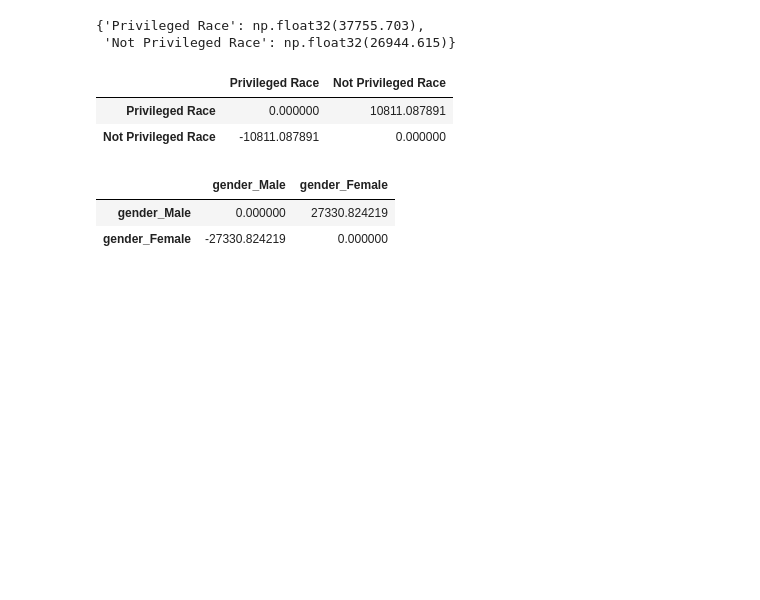
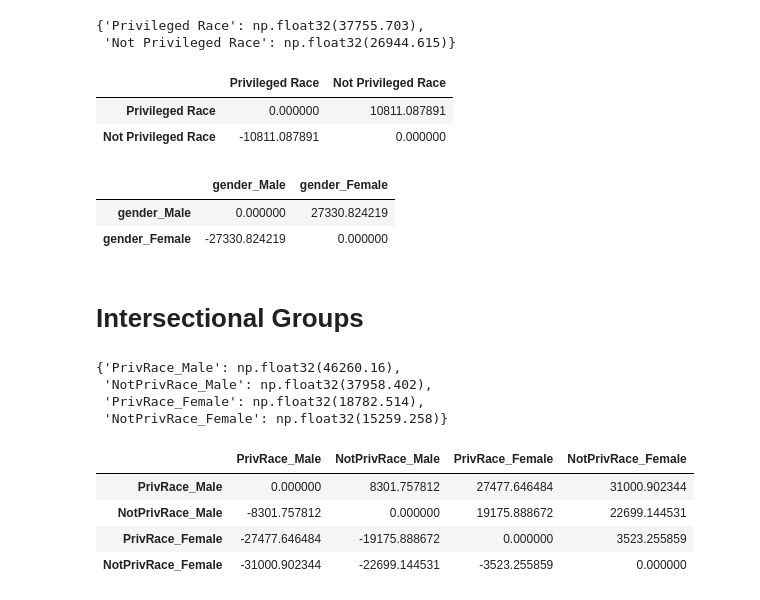
Before and after one commit to Jagoda222/HCML_2, a Jupyter notebook: David_2.ipynb, the cells around one changed output. Drawn from its saved outputs; the diff is of its cells as text; code cells hidden in the pictures; blank space fills up the shorter version.

```diff
--- a/David_2.ipynb
+++ b/David_2.ipynb
@@ -312,3 +312,34 @@ gender_sp
 |  | gender_Male | gender_Female |
 | gender_Male | 0.000000 | 27330.824219 |
 | gender_Female | -27330.824219 | 0.000000 |
+# %% [markdown]
+# Intersectional Groups
+# %%
+mean_intersectional_pred = {}
+
+mean_intersectional_pred['PrivRace_Male']=pred_df[(pred_df['race_White']==True) & (pred_df['gender_Male']==True)]['pred_income'].mean()
+mean_intersectional_pred['NotPrivRace_Male']=pred_df[(pred_df['race_White']!=True) & (pred_df['gender_Male']==True)]['pred_income'].mean()
+
+mean_intersectional_pred['PrivRace_Female']=pred_df[(pred_df['race_White']==True) & (pred_df['gender_Male']!=True)]['pred_income'].mean()
+mean_intersectional_pred['NotPrivRace_Female']=pred_df[(pred_df['race_White']!=True) & (pred_df['gender_Male']!=True)]['pred_income'].mean()
+
+mean_intersectional_pred
+# %% [output]
+{'PrivRace_Male': np.float32(46260.16),
+ 'NotPrivRace_Male': np.float32(37958.402),
+ 'PrivRace_Female': np.float32(18782.514),
+ 'NotPrivRace_Female': np.float32(15259.258)}
+# %%
+intersectional_sp = pd.DataFrame(0.0, index=mean_intersectional_pred.keys(), columns=mean_intersectional_pred.keys())
+
+for i in intersectional_sp.index:
+  for j in intersectional_sp.columns:
+    intersectional_sp.loc[i, j] = mean_intersectional_pred[i] - mean_intersectional_pred[j]
+
+intersectional_sp
+# %% [output]
+|  | PrivRace_Male | NotPrivRace_Male | PrivRace_Female | NotPrivRace_Female |
+| PrivRace_Male | 0.000000 | 8301.757812 | 27477.646484 | 31000.902344 |
+| NotPrivRace_Male | -8301.757812 | 0.000000 | 19175.888672 | 22699.144531 |
+| PrivRace_Female | -27477.646484 | -19175.888672 | 0.000000 | 3523.255859 |
+| NotPrivRace_Female | -31000.902344 | -22699.144531 | -3523.255859 | 0.000000 |
```
